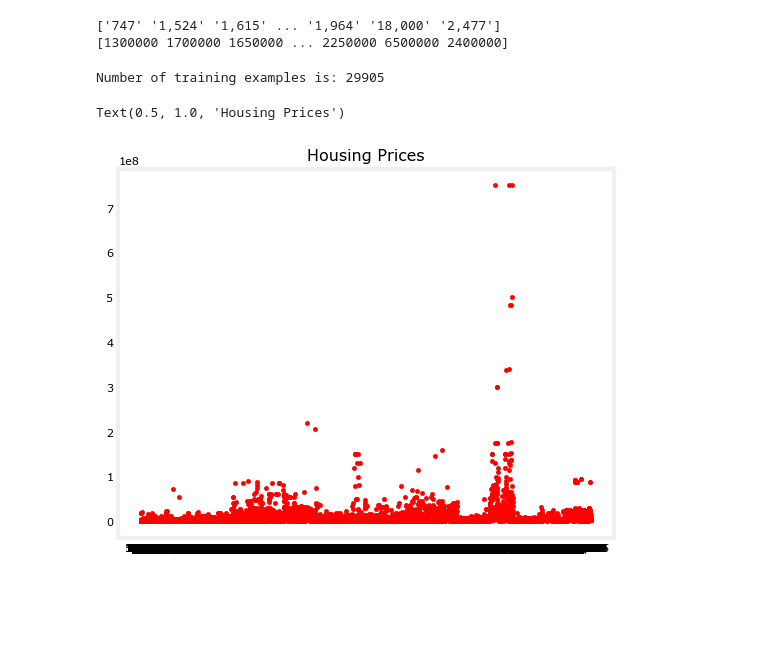
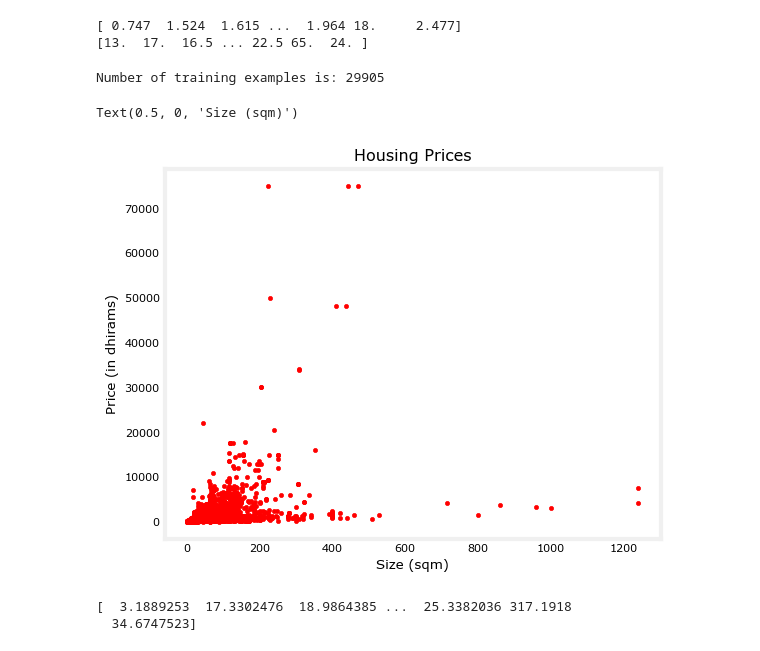
Before and after one commit to dhiyaneshtk/MachineLearningPractice, a Jupyter notebook: main.ipynb, the cells around one changed output. Cells and saved outputs as stored; diff of their text form; code cells hidden in the pictures; blank space fills up the shorter version.

Commit message:
Single Variable Regression Model

```diff
--- a/main.ipynb
+++ b/main.ipynb
@@ -31,13 +32,13 @@ print(df)
 
 [29905 rows x 2 columns]
 # %%
-x_train = prop["Area"].to_numpy()
-y_train = prop["Price"].to_numpy()
+x_train = np.array([(int(i.replace(',', '')))/1000 for i in prop["Area"].to_numpy()]).astype(float)
+y_train = np.array([(i/100000) for i in prop["Price"].to_numpy()]).astype(float)
 print(x_train)
 print(y_train)
 # %% [output]
-['747' '1,524' '1,615' ... '1,964' '18,000' '2,477']
-[1300000 1700000 1650000 ... 2250000 6500000 2400000]
+[ 0.747  1.524  1.615 ...  1.964 18.     2.477]
+[13.  17.  16.5 ... 22.5 65.  24. ]
 # %%
 m = len(x_train)
 print(f"Number of training examples is: {m}")
@@ -46,6 +47,8 @@ Number of training examples is: 29905
 # %%
 plt.scatter(x_train, y_train, marker='.', c='r')
 plt.title("Housing Prices")
+plt.ylabel('Price (in dhirams)')
+plt.xlabel('Size (sqm)')
 # %% [output]
-Text(0.5, 1.0, 'Housing Prices')
+Text(0.5, 0, 'Size (sqm)')
-[figure, old version]
+[figure, new version]
@@ -58,3 +64,9 @@ def compute_model_output(x, w, b):
         f_wb[i] = w * x[i] + b
 
     return f_wb
+# %%
+tmp_f_wb = compute_model_output(x_train, tmp_w, tmp_b)
+print(tmp_f_wb)
+# %% [output]
+[  3.1889253  17.3302476  18.9864385 ...  25.3382036 317.1918
+  34.6747523]
```
Also changed, not shown: parts of 9 cells of this notebook.
